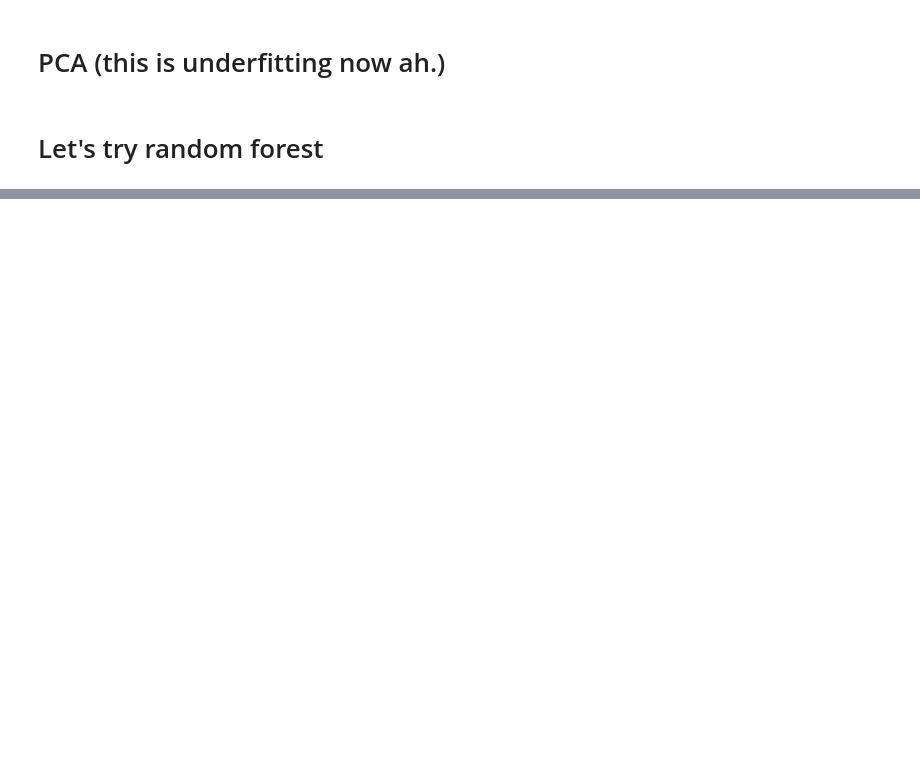
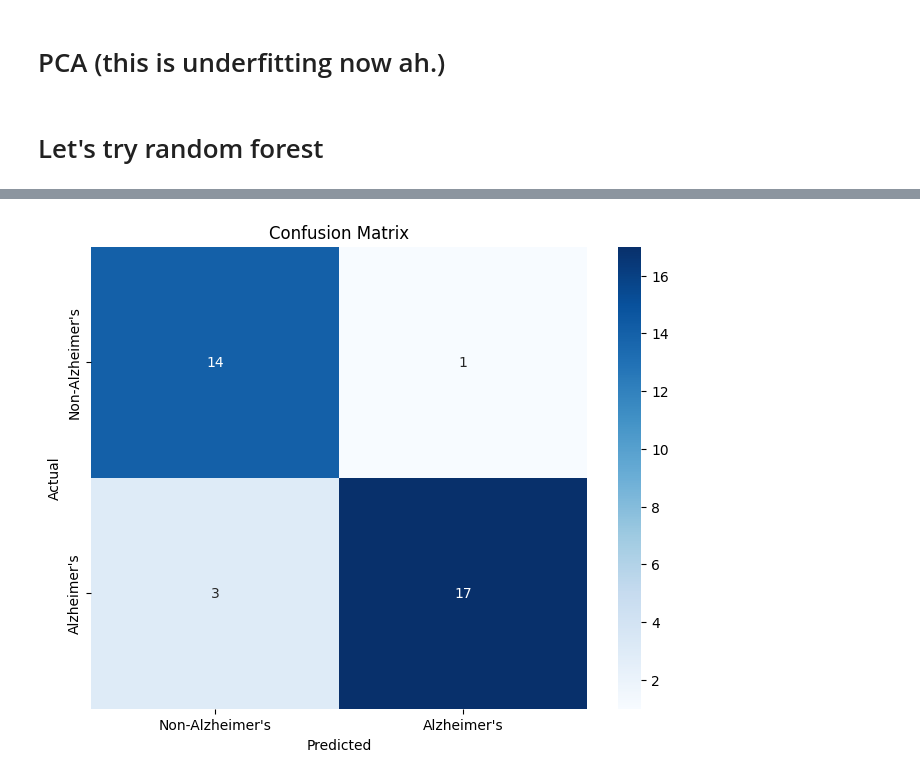
Before and after one commit to s-grade-achievers/We-R-demented, a Jupyter notebook: mml-project-sid.ipynb, the cells around one changed output, grey strips where cells are left out. Drawn from its saved outputs; the diff is of its cells as text; code cells hidden in the pictures; blank space fills up the shorter version.

```diff
--- a/mml-project-sid.ipynb
+++ b/mml-project-sid.ipynb
@@ -145,0 +194,23 @@ Standard Deviation of R^2 Score: 0.07789541989786727
+# %%
+from sklearn.model_selection import train_test_split
+from sklearn.ensemble import GradientBoostingRegressor
+from sklearn.metrics import r2_score
+
+y = df['class']
+X = df.drop(columns=['class'])
+
+X_train, X_test, y_train, y_test = train_test_split(X, y, test_size=0.2, random_state=42)
+
+
+gb_model = GradientBoostingRegressor(learning_rate=0.2, n_estimators=100,
+                                            max_depth=5, min_samples_split=5,
+                                            min_samples_leaf=2, max_features='sqrt',
+                                            random_state=42)
+
+gb_model.fit(X_train, y_train)
+
+train_r2 = gb_model.score(X_train, y_train)
+print("Training set R^2 score:", train_r2)
+
+test_r2 = gb_model.score(X_test, y_test)
+print("Test set R^2 score:", test_r2)
@@ -145,0 +271,19 @@ Standard Deviation of R^2 Score: 0.07789541989786727
+# %%
+import matplotlib.pyplot as plt
+import seaborn as sns
+from sklearn.metrics import confusion_matrix
+
+cm = confusion_matrix(y_test, y_test_pred_gb)
+
+labels = ['True Neg','False Pos','False Neg','True Pos']
+
+cm = cm.reshape(2,2)
+
+plt.figure(figsize=(8,6))
+sns.heatmap(cm, annot=True, fmt='d', cmap='Blues', xticklabels=['Non-Alzheimer\'s', 'Alzheimer\'s'], yticklabels=['Non-Alzheimer\'s', 'Alzheimer\'s'])
+plt.xlabel('Predicted')
+plt.ylabel('Actual')
+plt.title('Confusion Matrix')
+plt.show()
+# %% [output]
+[figure, added]
```
Also changed, not shown: parts of 8 cells of this notebook.
